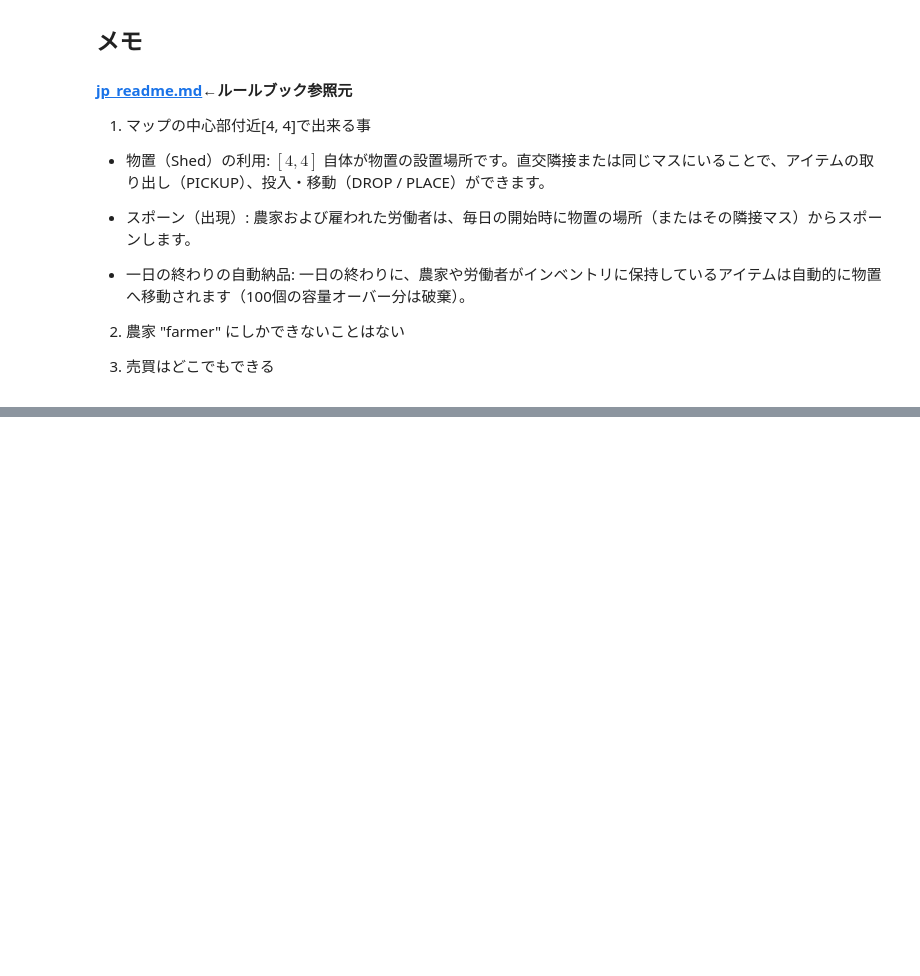
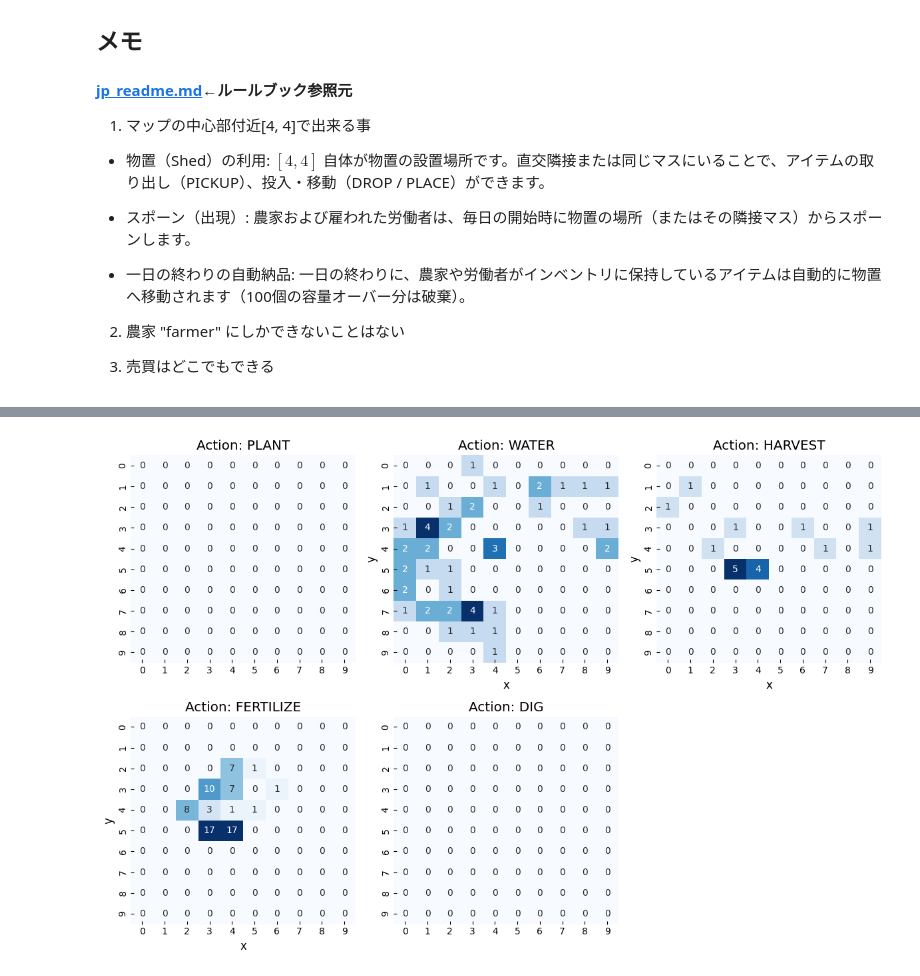
Before and after one commit to kenkenkengo0421/Kaggriculture, a Jupyter notebook: Kaggriculture_Movements_in_the_top_xx%/range_of_action.ipynb, the cells around one changed output, grey strips where cells are left out. Cells and saved outputs as stored; diff of their text form; code cells hidden in the pictures; blank space fills up the shorter version.

```diff
--- a/Kaggriculture_Movements_in_the_top_xx%/range_of_action.ipynb
+++ b/Kaggriculture_Movements_in_the_top_xx%/range_of_action.ipynb
@@ -215,0 +552,5 @@ sns_Hist(data=df_st_unlock, x="step", hue="unlocked_quadrants", figsize=(15,10),
+# %%
+target_list = ["PLANT", "WATER", "HARVEST","FERTILIZE","DIG" ]
+my_action_2d_plt_all(df_st_action["farmer_x_y"], df_st_action["farmer_action"], target_list, 2, 3)
+# %% [output]
+[figure, added]
```
Also changed, not shown: parts of 27 cells of this notebook.
